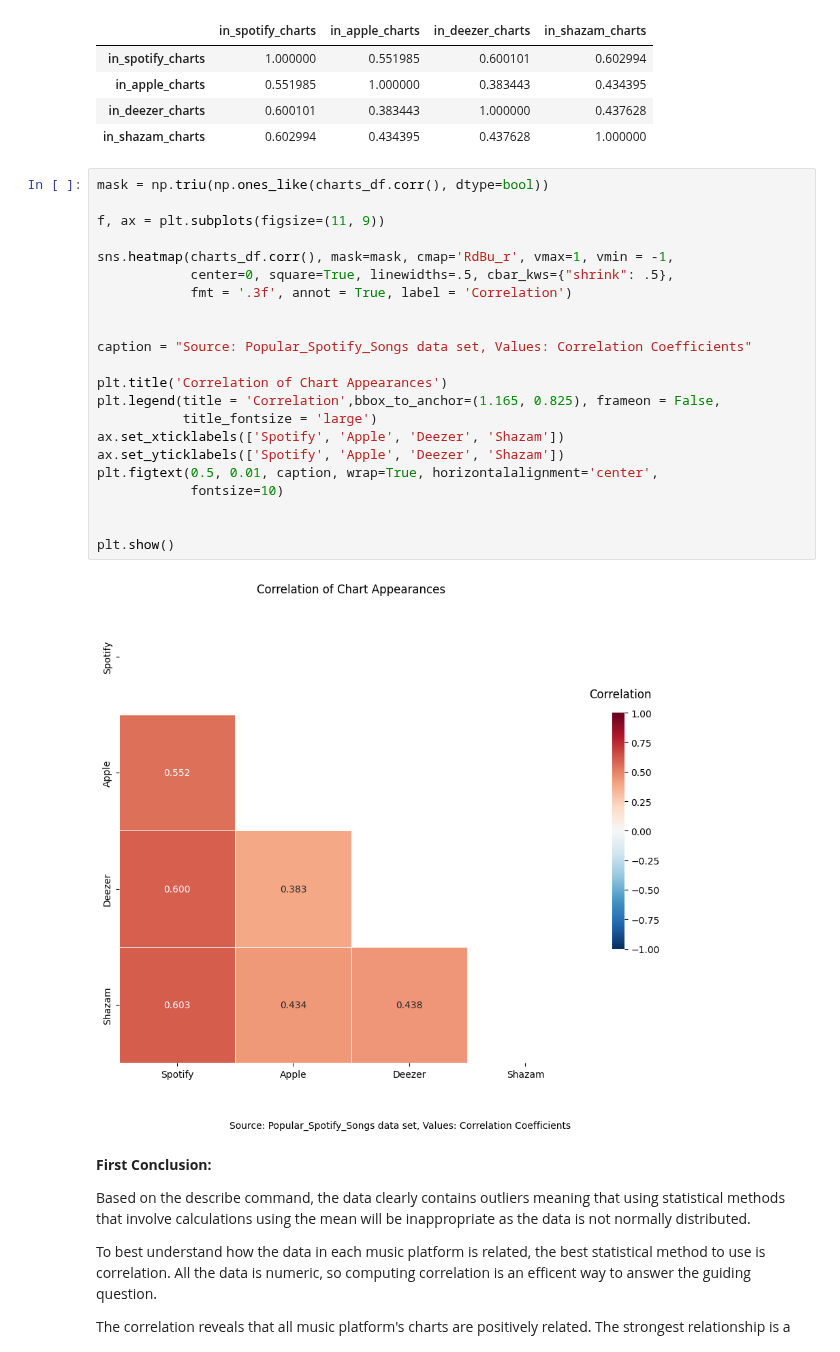
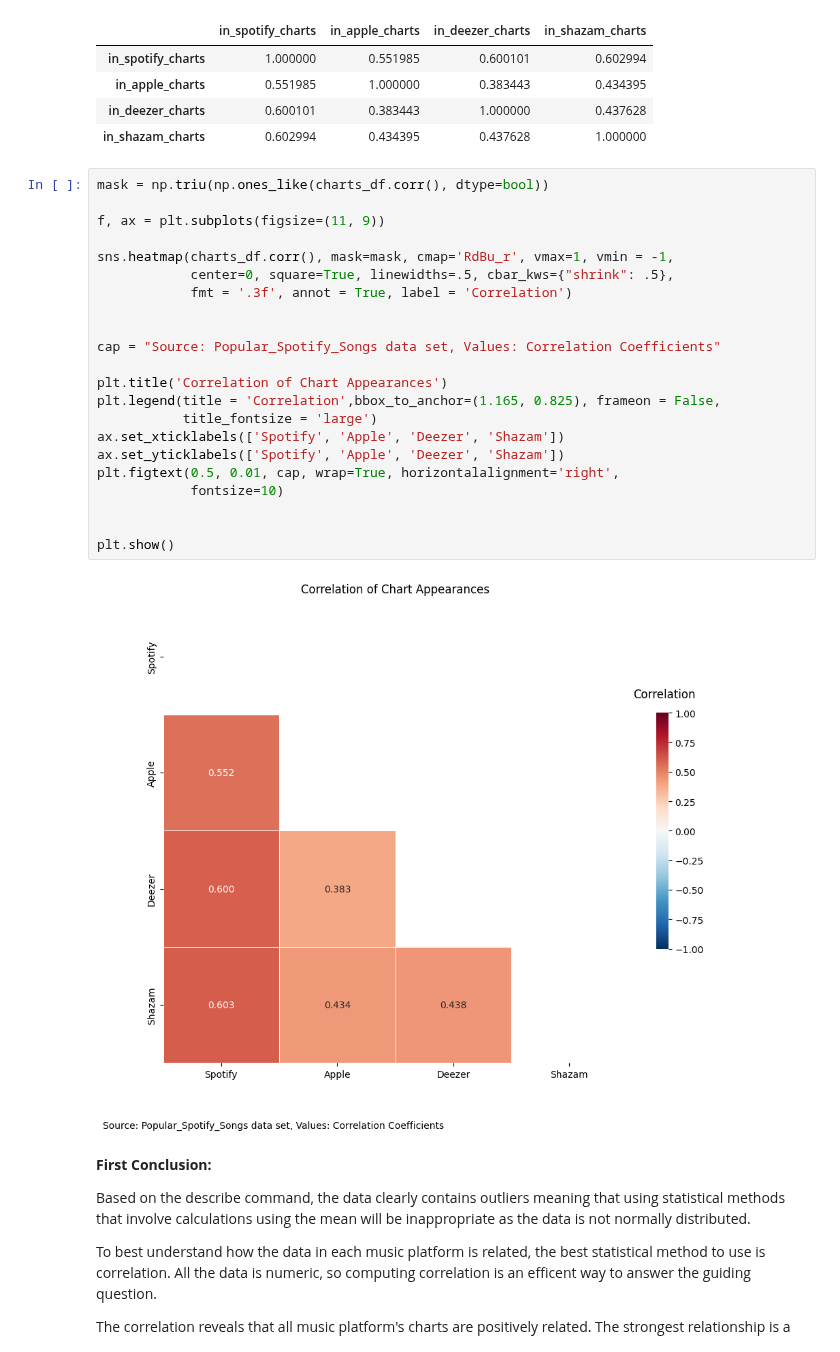
Before and after one commit to JoshuaHildebrand/CMSC320_Project, a Jupyter notebook: Project.ipynb, the cells around one changed output. Saved outputs shown, nothing was run; the diff lists cells and outputs as text.

```diff
--- a/Project.ipynb
+++ b/Project.ipynb
@@ -83,27 +83,27 @@ display(df_corr)
 # %%
 mask = np.triu(np.ones_like(charts_df.corr(), dtype=bool))
 
 f, ax = plt.subplots(figsize=(11, 9))
 
 sns.heatmap(charts_df.corr(), mask=mask, cmap='RdBu_r', vmax=1, vmin = -1,
             center=0, square=True, linewidths=.5, cbar_kws={"shrink": .5},
             fmt = '.3f', annot = True, label = 'Correlation')
 
 
-caption = "Source: Popular_Spotify_Songs data set, Values: Correlation Coefficients"
+cap = "Source: Popular_Spotify_Songs data set, Values: Correlation Coefficients"
 
 plt.title('Correlation of Chart Appearances')
 plt.legend(title = 'Correlation',bbox_to_anchor=(1.165, 0.825), frameon = False,
            title_fontsize = 'large')
 ax.set_xticklabels(['Spotify', 'Apple', 'Deezer', 'Shazam'])
 ax.set_yticklabels(['Spotify', 'Apple', 'Deezer', 'Shazam'])
-plt.figtext(0.5, 0.01, caption, wrap=True, horizontalalignment='center',
+plt.figtext(0.5, 0.01, cap, wrap=True, horizontalalignment='right',
             fontsize=10)
 
 
 plt.show()
 # %% [output]
-[figure, old version]
+[figure, new version]
 # %% [markdown]
 **First Conclusion:**
 
```
Also changed, not shown: parts of 1 cell of this notebook.
